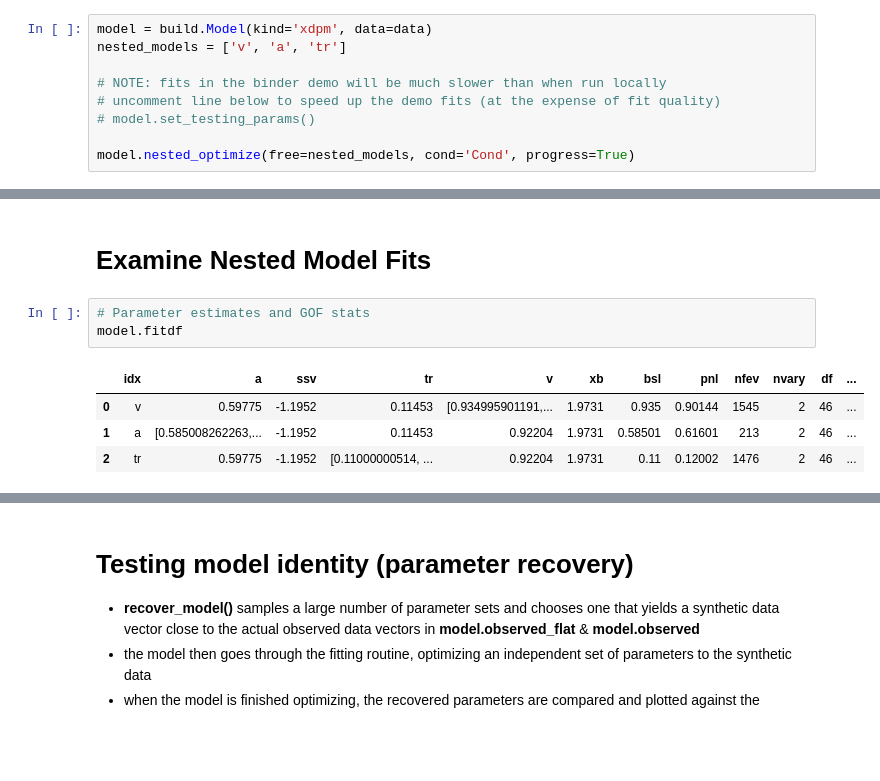
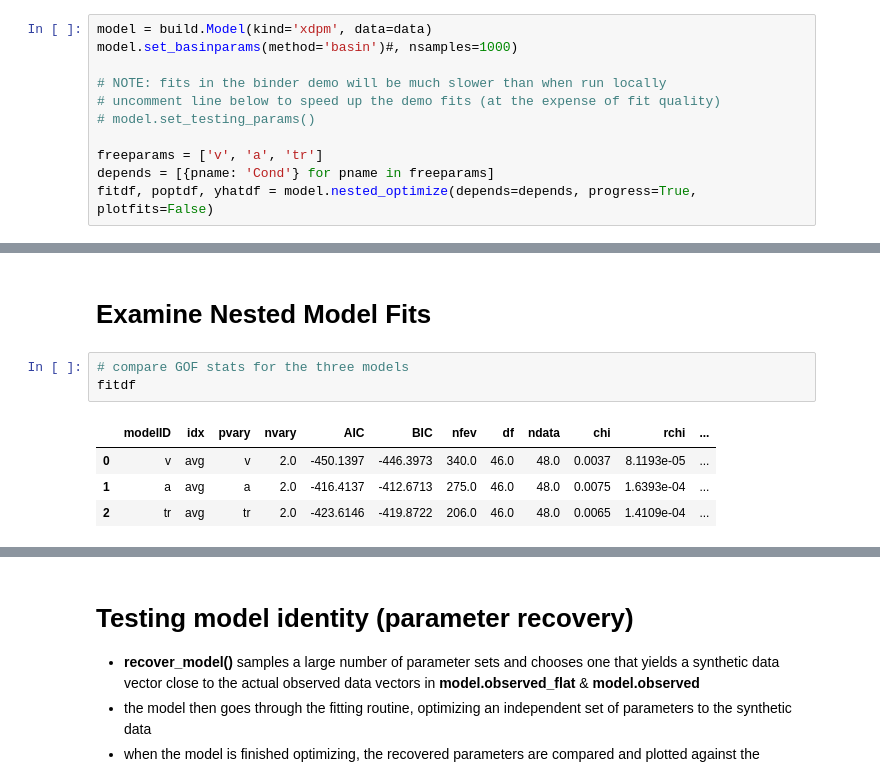
Before and after one commit to CoAxLab/radd, a Jupyter notebook: index.ipynb, the cells around one changed output, grey strips where cells are left out. Cells and saved outputs as stored; diff of their text form; blank space fills up the shorter version.

```diff
--- a/index.ipynb
+++ b/index.ipynb
@@ -456,12 +453,14 @@ model.nested_optimize(free=free_params, cond='Cond')
 # %%
 model = build.Model(kind='xdpm', data=data)
-nested_models = ['v', 'a', 'tr']
+model.set_basinparams(method='basin')#, nsamples=1000)
 
 # NOTE: fits in the binder demo will be much slower than when run locally
 # uncomment line below to speed up the demo fits (at the expense of fit quality)
 # model.set_testing_params()
 
-model.nested_optimize(free=nested_models, cond='Cond', progress=True)
+freeparams = ['v', 'a', 'tr']
+depends = [{pname: 'Cond'} for pname in freeparams]
+fitdf, poptdf, yhatdf = model.nested_optimize(depends=depends, progress=True, plotfits=False)
 # %% [output]
 [interactive output not drawn]
 [interactive output not drawn]
@@ -469,12 +474,12 @@ model.nested_optimize(free=nested_models, cond='Cond', progress=True)
 # %% [markdown]
 # Examine Nested Model Fits
 # %%
-# Parameter estimates and GOF stats
-model.fitdf
+# compare GOF stats for the three models
+fitdf
 # %% [output]
-|  | idx | a | ssv | tr | v | xb | bsl | pnl | nfev | nvary | df | ... |
-| 0 | v | 0.59775 | -1.1952 | 0.11453 | [0.934995901191,... | 1.9731 | 0.935 | 0.90144 | 1545 | 2 | 46 | ... |
-| 1 | a | [0.585008262263,... | -1.1952 | 0.11453 | 0.92204 | 1.9731 | 0.58501 | 0.61601 | 213 | 2 | 46 | ... |
-| 2 | tr | 0.59775 | -1.1952 | [0.11000000514, ... | 0.92204 | 1.9731 | 0.11 | 0.12002 | 1476 | 2 | 46 | ... |
+|  | modelID | idx | pvary | nvary | AIC | BIC | nfev | df | ndata | chi | rchi | ... |
+| 0 | v | avg | v | 2.0 | -450.1397 | -446.3973 | 340.0 | 46.0 | 48.0 | 0.0037 | 8.1193e-05 | ... |
+| 1 | a | avg | a | 2.0 | -416.4137 | -412.6713 | 275.0 | 46.0 | 48.0 | 0.0075 | 1.6393e-04 | ... |
+| 2 | tr | avg | tr | 2.0 | -423.6146 | -419.8722 | 206.0 | 46.0 | 48.0 | 0.0065 | 1.4109e-04 | ... |
 # %%
 # Model Predictions (same header as model.observedDF)
```
Also changed, not shown: parts of 20 cells of this notebook, 25 other files.
